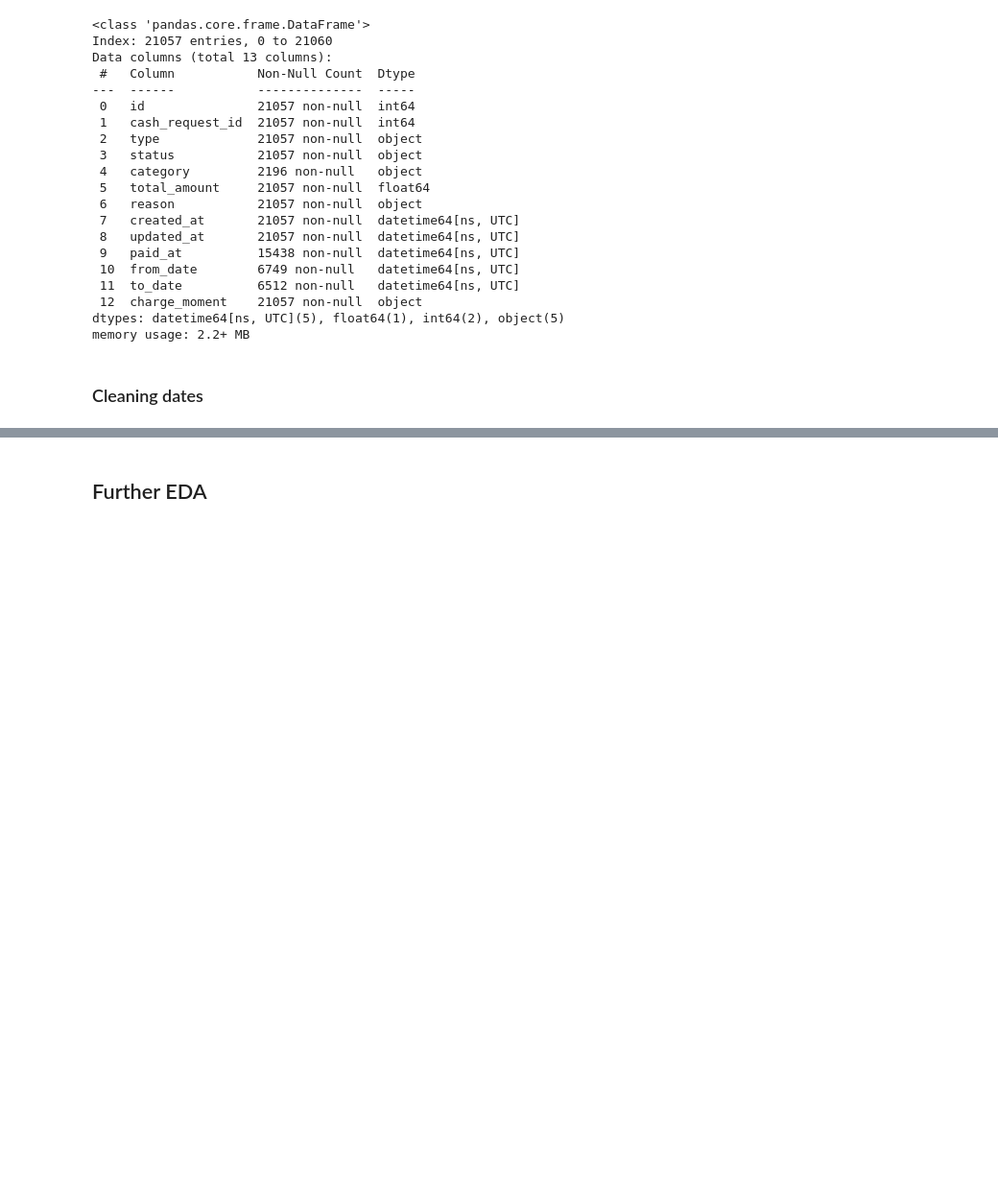
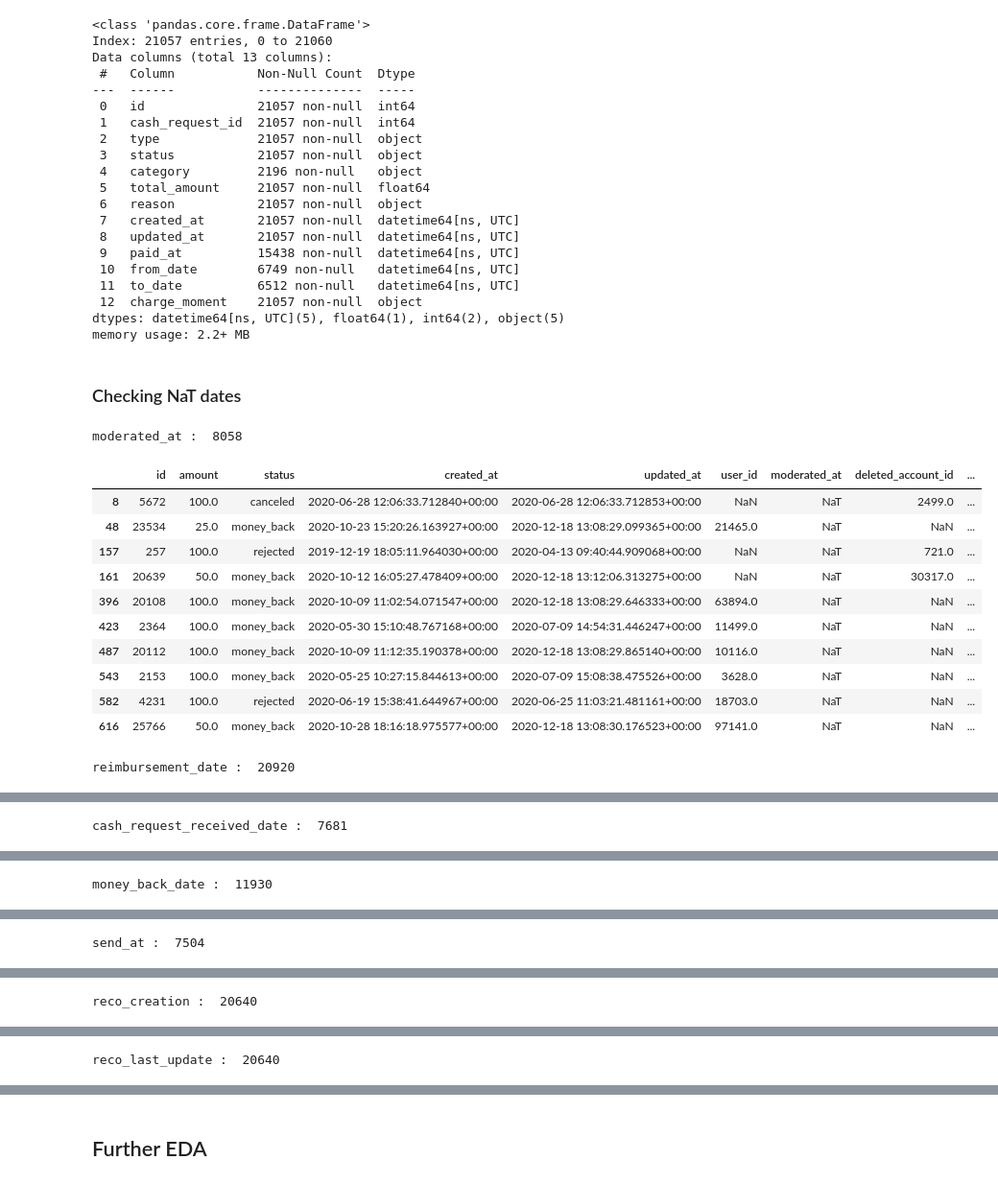
Before and after one commit to gfkpth/project-1-ironhack-payments-2-en, a Jupyter notebook: notebook/notebook.ipynb, the cells around one changed output, grey strips where cells are left out. Shown: that part at 96% size. Drawn from its saved outputs; the diff is of its cells as text; code cells hidden in the pictures; blank space fills up the shorter version.

Commit message:
more date checking and comments on df merging

```diff
--- a/notebook/notebook.ipynb
+++ b/notebook/notebook.ipynb
@@ -412,0 +435,2 @@ float_to_int_cash_request = [
+# %%
+cashr_numcols, cashr_strcols, cashr_dtcols = inspect_data_types(cashRequest, name="cashRequest")
@@ -496,4 +512,24 @@ Data columns (total 13 columns):
 dtypes: datetime64[ns, UTC](5), float64(1), int64(2), object(5)
 memory usage: 2.2+ MB
 # %% [markdown]
-### Cleaning dates
+### Checking NaT dates
+# %%
+# check date fields with missing data to assess significance
+for col in cashr_dtcols:
+    if cashRequest_cp[col].isna().sum() > 0:
+        print(col, ': ', cashRequest_cp[col].isna().sum())
+        display(cashRequest_cp[cashRequest_cp[col].isna()].head(10))
+# %% [output]
+moderated_at :  8058
+|  | id | amount | status | created_at | updated_at | user_id | moderated_at | deleted_account_id | ... |
+| 8 | 5672 | 100.0 | canceled | 2020-06-28 12:06:33.712840+00:00 | 2020-06-28 12:06:33.712853+00:00 | NaN | NaT | 2499.0 | ... |
+| 48 | 23534 | 25.0 | money_back | 2020-10-23 15:20:26.163927+00:00 | 2020-12-18 13:08:29.099365+00:00 | 21465.0 | NaT | NaN | ... |
+| 157 | 257 | 100.0 | rejected | 2019-12-19 18:05:11.964030+00:00 | 2020-04-13 09:40:44.909068+00:00 | NaN | NaT | 721.0 | ... |
+| 161 | 20639 | 50.0 | money_back | 2020-10-12 16:05:27.478409+00:00 | 2020-12-18 13:12:06.313275+00:00 | NaN | NaT | 30317.0 | ... |
+| 396 | 20108 | 100.0 | money_back | 2020-10-09 11:02:54.071547+00:00 | 2020-12-18 13:08:29.646333+00:00 | 63894.0 | NaT | NaN | ... |
+| 423 | 2364 | 100.0 | money_back | 2020-05-30 15:10:48.767168+00:00 | 2020-07-09 14:54:31.446247+00:00 | 11499.0 | NaT | NaN | ... |
+| 487 | 20112 | 100.0 | money_back | 2020-10-09 11:12:35.190378+00:00 | 2020-12-18 13:08:29.865140+00:00 | 10116.0 | NaT | NaN | ... |
+| 543 | 2153 | 100.0 | money_back | 2020-05-25 10:27:15.844613+00:00 | 2020-07-09 15:08:38.475526+00:00 | 3628.0 | NaT | NaN | ... |
+| 582 | 4231 | 100.0 | rejected | 2020-06-19 15:38:41.644967+00:00 | 2020-06-25 11:03:21.481161+00:00 | 18703.0 | NaT | NaN | ... |
+| 616 | 25766 | 50.0 | money_back | 2020-10-28 18:16:18.975577+00:00 | 2020-12-18 13:08:30.176523+00:00 | 97141.0 | NaT | NaN | ... |
+reimbursement_date :  20920
@@ -499,0 +547 @@ memory usage: 2.2+ MB
+cash_request_received_date :  7681
@@ -499,0 +559 @@ memory usage: 2.2+ MB
+money_back_date :  11930
@@ -499,0 +571 @@ memory usage: 2.2+ MB
+send_at :  7504
@@ -499,0 +583 @@ memory usage: 2.2+ MB
+reco_creation :  20640
@@ -499,0 +595 @@ memory usage: 2.2+ MB
+reco_last_update :  20640
```
Also changed, not shown: parts of 12 cells of this notebook.
